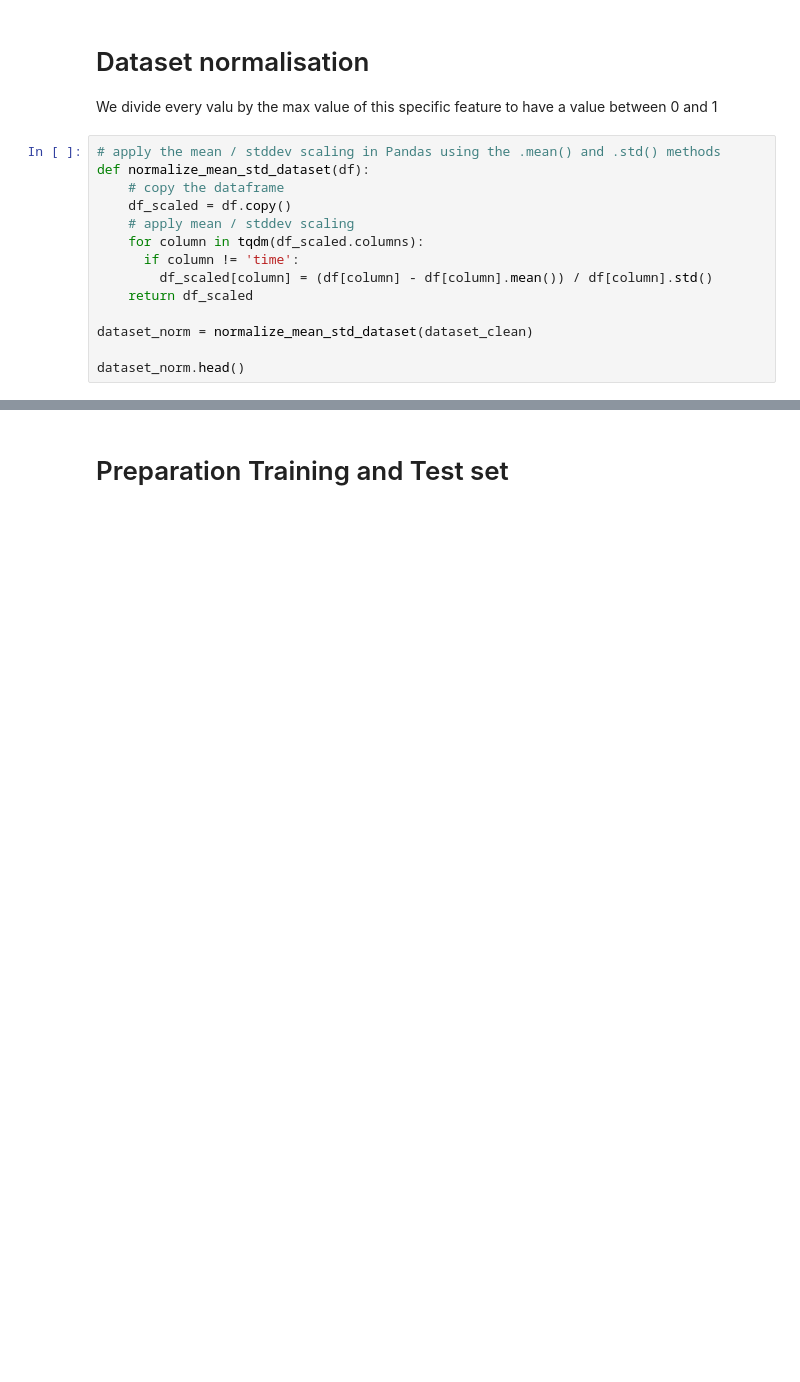
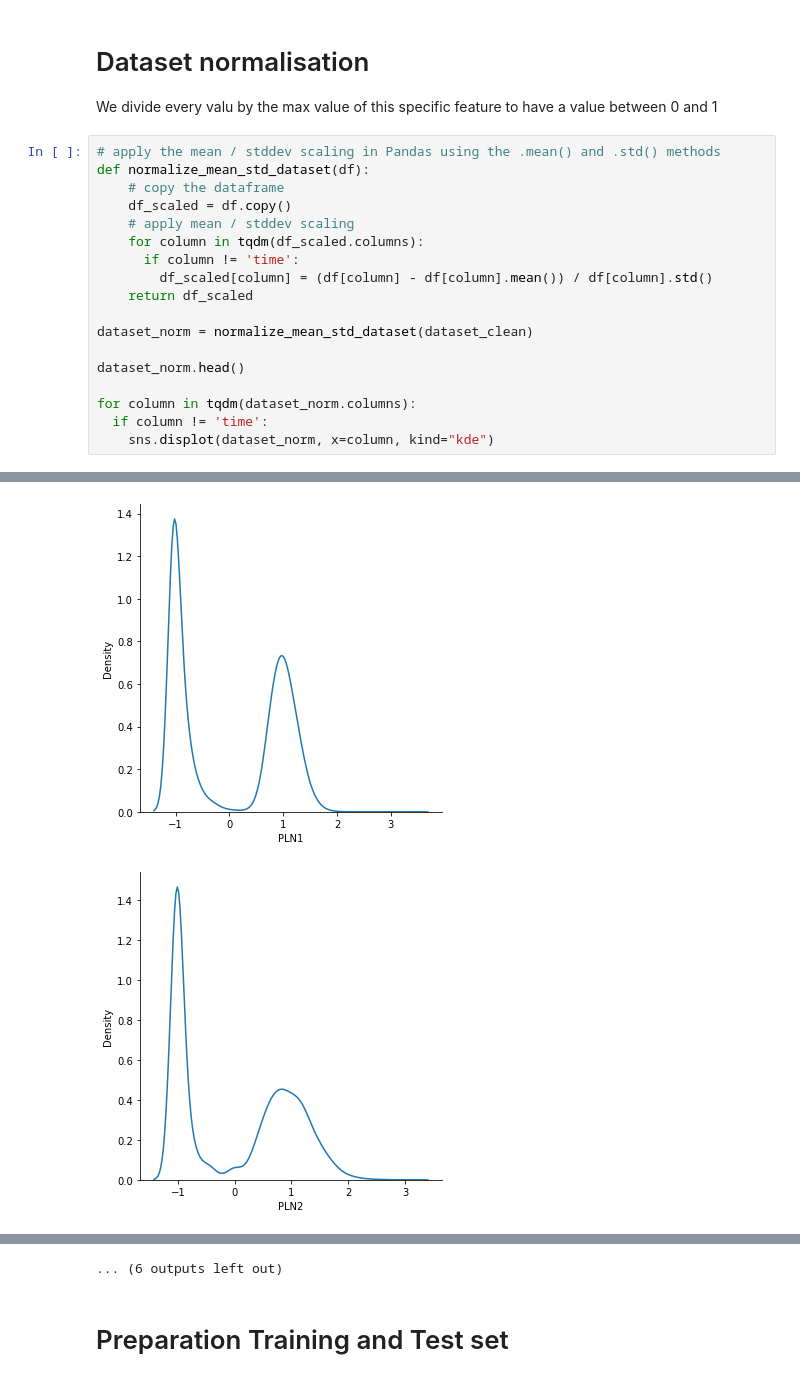
Before and after one commit to SergioTallo/Multivariate_Time_Series_Prediction_Transformers, a Jupyter notebook: bsc_arbeit.ipynb, the cells around one changed output, grey strips where cells are left out. Cells and saved outputs as stored; diff of their text form; blank space fills up the shorter version.

```diff
--- a/bsc_arbeit.ipynb
+++ b/bsc_arbeit.ipynb
@@ -177,4 +218,8 @@ def normalize_mean_std_dataset(df):
 dataset_norm = normalize_mean_std_dataset(dataset_clean)
 
 dataset_norm.head()
+
+for column in tqdm(dataset_norm.columns):
+  if column != 'time':
+    sns.displot(dataset_norm, x=column, kind="kde")
 # %% [output]
@@ -186,0 +226,2 @@ dataset_norm.head()
+[figure, added]
+[figure, added]
@@ -187,3 +238,4 @@ dataset_norm.head()
+... (6 outputs left out)
 # %% [markdown]
 # Preparation Training and Test set
 # %% [markdown]
```
Also changed, not shown: parts of 5 cells of this notebook.
